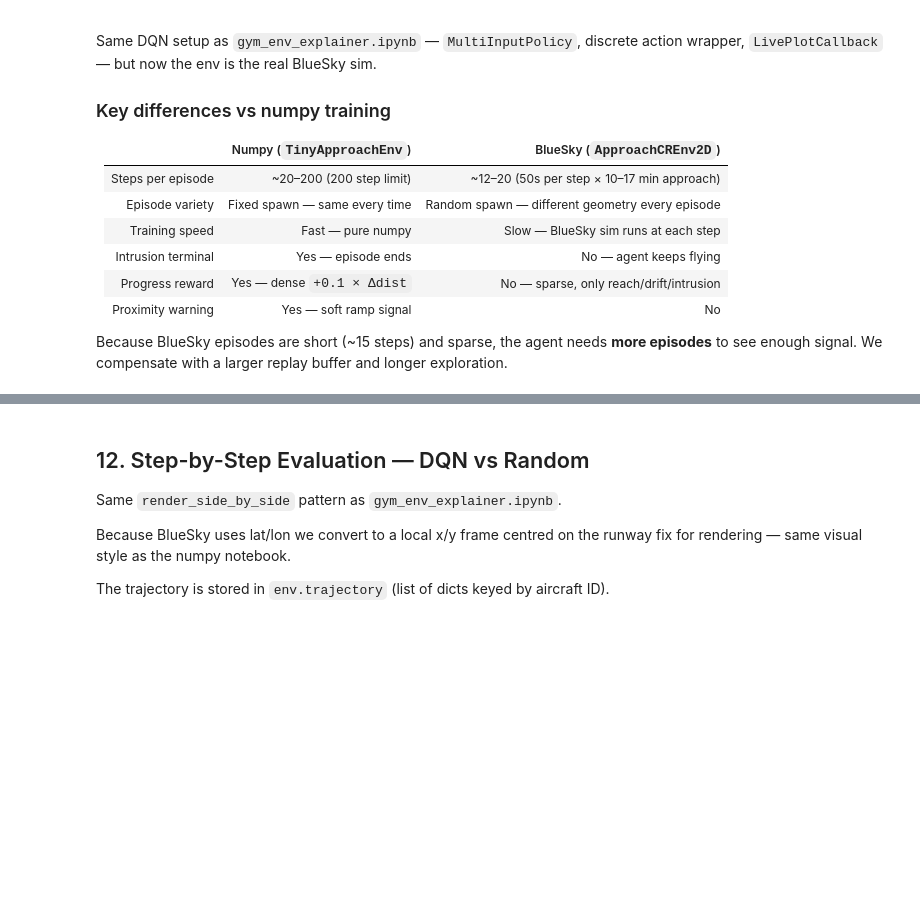
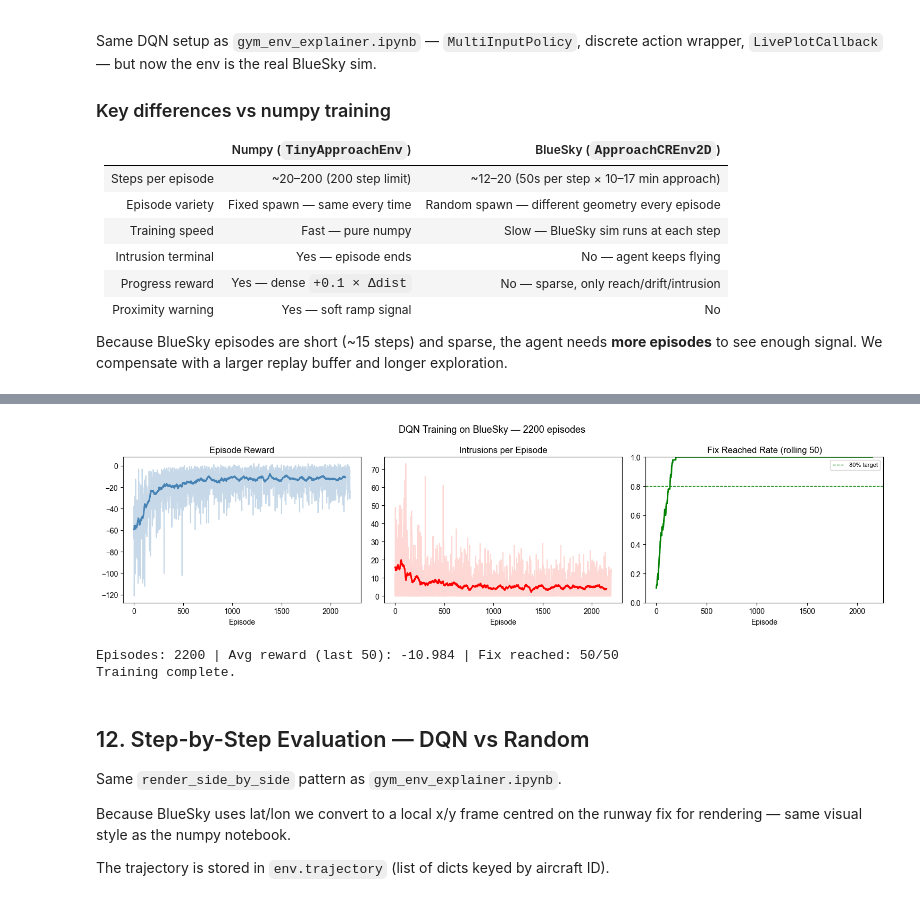
Before and after one commit to michellezhoumomo/Air-Collision-Avoidance-Project, a Jupyter notebook: playground/gym_env_explainer_bluesky.ipynb, the cells around one changed output, grey strips where cells are left out. Saved outputs shown, nothing was run; the diff lists cells and outputs as text; code cells hidden in the pictures; blank space fills up the shorter version.

Commit message:
update: notebooks last run

```diff
--- a/playground/gym_env_explainer_bluesky.ipynb
+++ b/playground/gym_env_explainer_bluesky.ipynb
@@ -480,34 +555,38 @@ class LivePlotCallback(BaseCallback):
         plt.tight_layout(); plt.show()
         print(f'Episodes: {n} | Avg reward (last {window}): {np.mean(self.ep_rewards[-window:]):.3f} | '
               f'Fix reached: {sum(self.ep_reached[-window:])}/{window}')
 
 
 # --- Build vectorised env --------------------------------------------------
 if N_ENVS > 1:
     train_env = SubprocVecEnv([make_env(FAST_ACTION_FREQ, FAST_DT) for _ in range(N_ENVS)])
 else:
     train_env = DummyVecEnv([make_env(FAST_ACTION_FREQ, FAST_DT)])
 
 # --- Build and train DQN ---------------------------------------------------
 model_bs = DQN(
     policy                 = 'MultiInputPolicy',
     env                    = train_env,
     learning_rate          = 5e-4,
     buffer_size            = 200_000,
     learning_starts        = 1_000,
     batch_size             = 128,
     gamma                  = 0.99,
     exploration_fraction   = 0.6,
     exploration_final_eps  = 0.05,
     train_freq             = 4,
     target_update_interval = 1_000,
     verbose                = 0,
 )
 
 print(f'Training DQN — ACTION_FREQ={FAST_ACTION_FREQ}, DT={FAST_DT}s, N_ENVS={N_ENVS}')
 print(f'Effective sim time per step: {FAST_ACTION_FREQ * FAST_DT}s  (default: 50s)')
-model_bs.learn(total_timesteps=200_000, callback=LivePlotCallback(plot_every=50))
+model_bs.learn(total_timesteps=100_000, callback=LivePlotCallback(plot_every=50))
 print('Training complete.')
+# %% [output]
+[figure, added]
+Episodes: 2200 | Avg reward (last 50): -10.984 | Fix reached: 50/50
+Training complete.
 # %% [markdown]
 ## 12. Step-by-Step Evaluation — DQN vs Random
 
```
Also changed, not shown: parts of 7 cells of this notebook, 1 other file.
